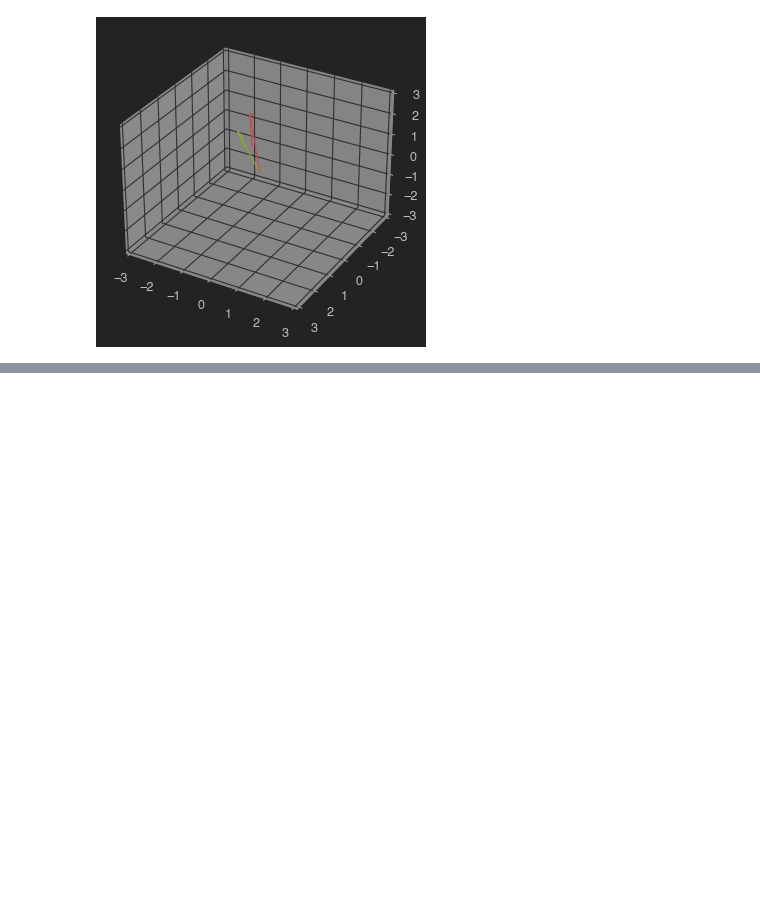
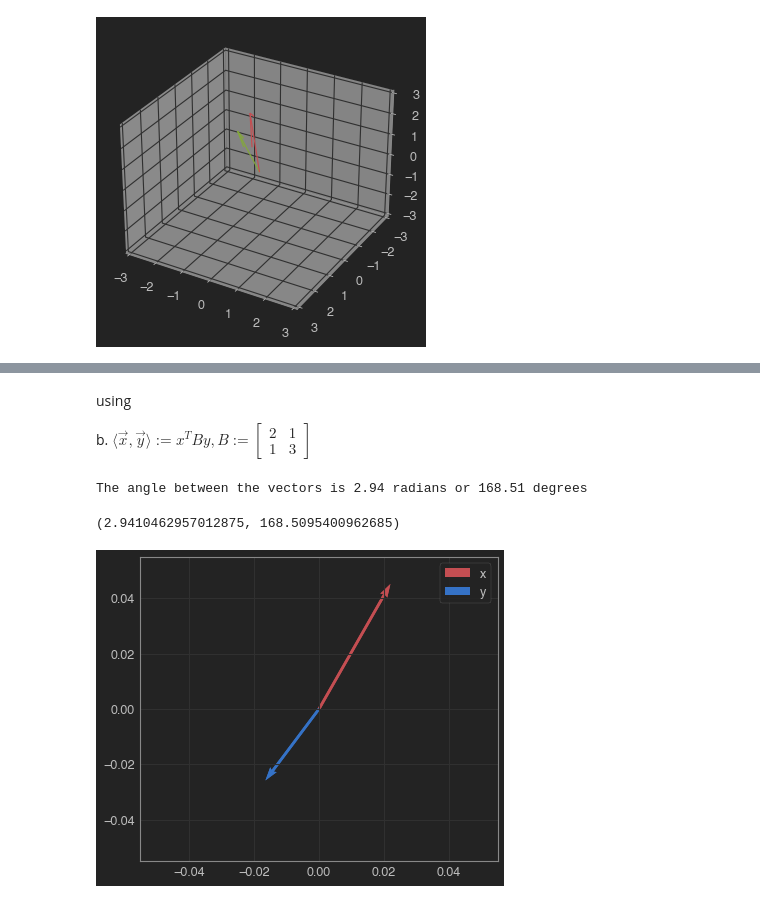
Before and after one commit to Pooret/biased_outliers, a Jupyter notebook: Ch. 3 Exercises.ipynb, the cells around one changed output, grey strips where cells are left out. Saved outputs shown, nothing was run; the diff lists cells and outputs as text; code cells hidden in the pictures; blank space fills up the shorter version.

```diff
--- a/Ch. 3 Exercises.ipynb
+++ b/Ch. 3 Exercises.ipynb
@@ -162,0 +209,39 @@ ax.quiver(*origin,*y, length=2,color='g')
+# %% [markdown]
+using
+
+
+b. $\langle \vec{x}, \vec{y} \rangle := x^TBy, B := \begin{bmatrix}
+2&1 \\
+1&3 \end{bmatrix} $
+# %%
+# update our function so that it includes a transformation matrix
+def get_angle(x, y, B = np.array([[1, 0], [0, 1]]).reshape(2, 2)):
+    """
+    takes in two vectors of the same length and a transformation matrix and returns a tuple of the angle between them in radians and degrees.
+    Transformation matrix B is the stardanrd coordinate system by default.
+    """
+    inner_product = np.dot(x.T, np.dot(B, y))
+    vector_norms = np.sqrt(np.dot(x.T, np.dot(B, x))*np.dot(y.T, np.dot(B, y)))
+    cos_angle = inner_product / vector_norms
+    radians = math.acos(cos_angle)
+    degrees = radians * (180 / math.pi)
+    print('The angle between the vectors is {:.2f} radians or {:.2f} degrees'.format(radians, degrees))
+    return (radians, degrees)
+
+B = np.array([[2, 1], [1, 3]]).reshape(2, 2)
+get_angle(x, y, B)
+# %% [output]
+The angle between the vectors is 2.94 radians or 168.51 degrees
+(2.9410462957012875, 168.5095400962685)
+# %%
+#plot vectors
+new_x = np.dot(B, x)
+new_y = np.dot(B, y)
+
+origin = ([[0, 0], [0, 0]])
+plt.quiver(*origin, *new_x, color=['r'], scale=20, label='x')
+plt.quiver(*origin, *new_y, color='b', scale=20, label='y')
+plt.legend()
+plt.show()
+# %% [output]
+[figure, added]
```
Also changed, not shown: parts of 24 cells of this notebook.
